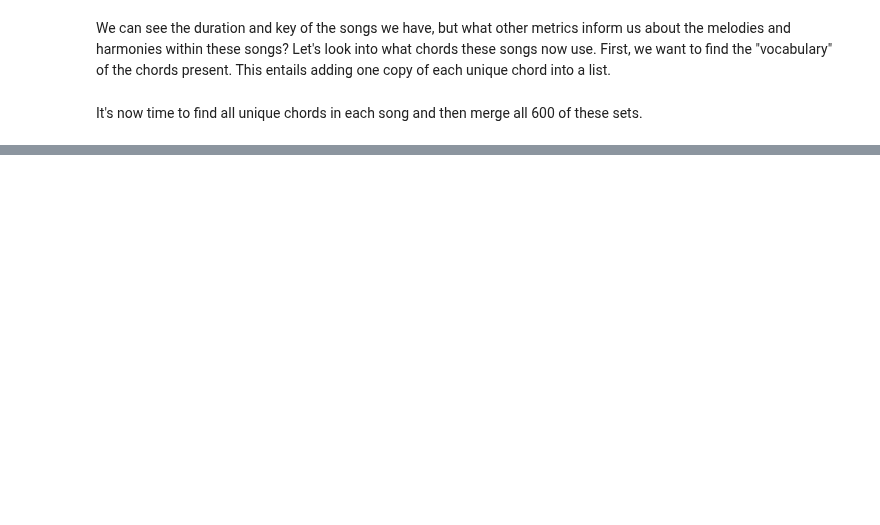
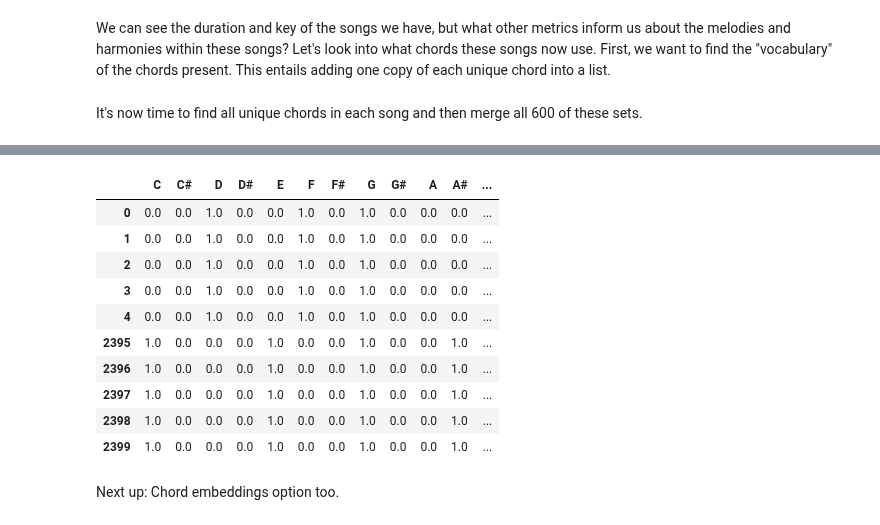
Before and after one commit to Benendead/DandyHacks2018_LSTMjazz, a Jupyter notebook: Research/My_Methods.ipynb, the cells around one changed output, grey strips where cells are left out. Cells and saved outputs as stored; diff of their text form; code cells hidden in the pictures; blank space fills up the shorter version.

Commit message:
Chord bit vectors now redone.

```diff
--- a/Research/My_Methods.ipynb
+++ b/Research/My_Methods.ipynb
@@ -217,8 +228,8 @@ We can see the duration and key of the songs we have, but what other metrics inf
 # %%
 def uniqueChords(stream):
   """
-  Returns a list of strings representing the unique chords in this song.
-  The bits in each string represent the 12 possible chord notes.
+  Returns a list of bit vectors representing the unique chords in
+  this song. The bits represent the 12 possible chord notes.
   """
   chords = []
 
@@ -236,12 +247,8 @@ def uniqueChords(stream):
             num = int(p.midi - 60) % 12              # num will range from 0 to 11.
             encoding[num] = 1
 
-          string = ""
-          for n in encoding:
-            string = string + str(n)
-
-          if string not in chords:
-            chords.append(string)
+          if encoding not in chords:
+            chords.append(encoding)
   return chords
 # %%
 def combineSets(set1, set2):
@@ -260,7 +267,7 @@ uniqueChordSet = []
 
 counter = 1
 for s in expanded_streams:
-  if (counter == 1 or counter % 5 == 0):
+  if (counter == 1 or counter % 50 == 0):
     print("Working through song " + str(counter) + "'s chords.")
   newChords = uniqueChords(s)
   uniqueChordSet = combineSets(uniqueChordSet, newChords)
@@ -290 +294,4 @@ So there we have it: 72 unique chords. We'll choose a vocabulary size of 72 to e
+# %%
+# We also need to standardize the subdivision somewhere. We need 12 PPQ, as stated.
+subdivide = 12
 # %%
@@ -292,0 +352,10 @@ def findInt(string):
+# %%
+chordBitVectors = []
+
+i = 1
+for s in expanded_streams:
+  if (i == 1 or i % 50 == 0):
+    print("Processing song", i)
+  arr = processChordsToBitVectors(s)
+  chordBitVectors.append(arr)
+  i = i + 1
@@ -292,0 +376,22 @@ def findInt(string):
+# %%
+# A light sampling of our results.
+
+import pandas as pd
+
+example = pd.DataFrame(chordBitVectors[0])
+example.columns = key_labels_for_graphs
+example.head(5).append(example.tail(5))
+# %% [output]
+|  | C | C# | D | D# | E | F | F# | G | G# | A | A# | ... |
+| 0 | 0.0 | 0.0 | 1.0 | 0.0 | 0.0 | 1.0 | 0.0 | 1.0 | 0.0 | 0.0 | 0.0 | ... |
+| 1 | 0.0 | 0.0 | 1.0 | 0.0 | 0.0 | 1.0 | 0.0 | 1.0 | 0.0 | 0.0 | 0.0 | ... |
+| 2 | 0.0 | 0.0 | 1.0 | 0.0 | 0.0 | 1.0 | 0.0 | 1.0 | 0.0 | 0.0 | 0.0 | ... |
+| 3 | 0.0 | 0.0 | 1.0 | 0.0 | 0.0 | 1.0 | 0.0 | 1.0 | 0.0 | 0.0 | 0.0 | ... |
+| 4 | 0.0 | 0.0 | 1.0 | 0.0 | 0.0 | 1.0 | 0.0 | 1.0 | 0.0 | 0.0 | 0.0 | ... |
+| 2395 | 1.0 | 0.0 | 0.0 | 0.0 | 1.0 | 0.0 | 0.0 | 1.0 | 0.0 | 0.0 | 1.0 | ... |
+| 2396 | 1.0 | 0.0 | 0.0 | 0.0 | 1.0 | 0.0 | 0.0 | 1.0 | 0.0 | 0.0 | 1.0 | ... |
+| 2397 | 1.0 | 0.0 | 0.0 | 0.0 | 1.0 | 0.0 | 0.0 | 1.0 | 0.0 | 0.0 | 1.0 | ... |
+| 2398 | 1.0 | 0.0 | 0.0 | 0.0 | 1.0 | 0.0 | 0.0 | 1.0 | 0.0 | 0.0 | 1.0 | ... |
+| 2399 | 1.0 | 0.0 | 0.0 | 0.0 | 1.0 | 0.0 | 0.0 | 1.0 | 0.0 | 0.0 | 1.0 | ... |
+# %% [markdown]
+Next up: Chord embeddings option too.
```
Also changed, not shown: parts of 18 cells of this notebook.
